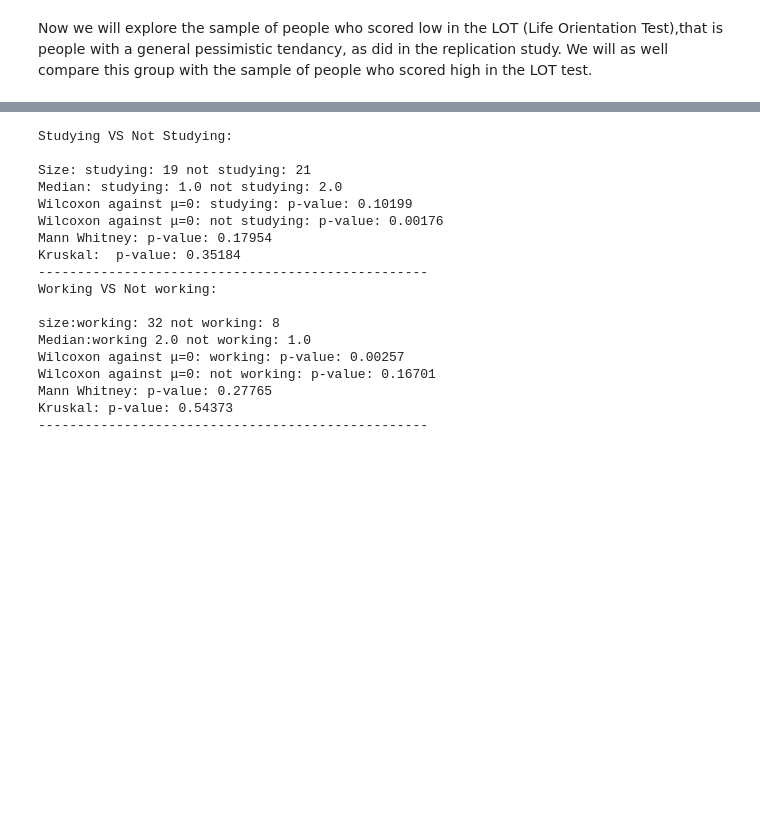
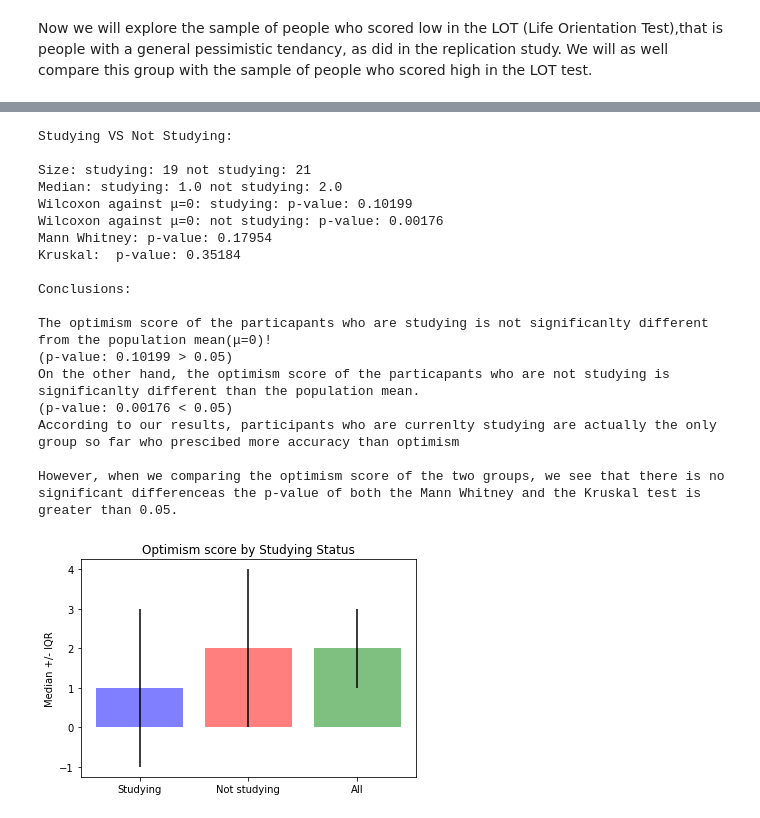
Before and after one commit to jansensan/prescribed-optimism-questionnaire, a Jupyter notebook: data/Prescribed Optimism Data Analysis.ipynb, the cells around one changed output, grey strips where cells are left out. Saved outputs shown, nothing was run; the diff lists cells and outputs as text; code cells hidden in the pictures; blank space fills up the shorter version.

```diff
--- a/data/Prescribed Optimism Data Analysis.ipynb
+++ b/data/Prescribed Optimism Data Analysis.ipynb
@@ -374,69 +402,67 @@ Compareing the mean score of the pessimists and the optimists, we see that there
 # %%
-#Other correlations?
+# Studying VS Not studying
 
 studying = data['data/demographics/isStudying']
-working = data['data/demographics/isWorking']
-education = data['data/demographics/education']
-ethnicity = data['data/demographics/ethnicity']
-income = data['data/demographics/income']
-
-
 print "Studying VS Not Studying:\n"
 study = data.loc[studying == True]['data/survey/responses/1/0']
 notStudy = data.loc[studying == False]['data/survey/responses/1/0']
+
 # n, mean, median 1-sample wilcoxon
 print "Size: studying:", len(study), "not studying:", len(notStudy)
 median_study = np.median(study,0);
 median_notStudy = np.median(notStudy,0);
 print "Median: studying:", median_study, "not studying:", median_notStudy
 wilcoxon1_study = stats.wilcoxon(study-mu)
 wilcoxon1_notStudy = stats.wilcoxon(notStudy-mu)
 print "Wilcoxon against μ=0: studying: p-value:", round(wilcoxon1_study[1], 5)
 print "Wilcoxon against μ=0: not studying: p-value:", round(wilcoxon1_notStudy[1], 5)
+
 #Mann-Whitney
 mannwhit = stats.mannwhitneyu(study,notStudy)
 print "Mann Whitney: p-value:", round(mannwhit.pvalue, 5)
+
 # Kruskal
 studying_krusckal = stats.kruskal(study, notStudy)
 print "Kruskal:  p-value:", round(studying_krusckal.pvalue, 5)
-print("-" *50)
 
+# Conclusions
+print "\nConclusions:\n"
+print "The optimism score of the particapants who are studying is not significanlty different from the population mean(μ=0)!"
+print "(p-value:", round(wilcoxon1_study[1], 5), "> 0.05)"
+print "On the other hand, the optimism score of the particapants who are not studying is significanlty different than the population mean."
+print "(p-value:", round(wilcoxon1_notStudy[1], 5), "< 0.05)"
+print "According to our results, participants who are currenlty studying are actually the only group so far who prescibed more accuracy than optimism\n"
+print "However, when we comparing the optimism score of the two groups, we see that there is no significant difference\
+as the p-value of both the Mann Whitney and the Kruskal test is greater than 0.05."
 
-print "Working VS Not working:\n"
-work = data.loc[working == True ]['data/survey/responses/1/0']
-notWork = data.loc[working == False]['data/survey/responses/1/0']
-# n, mean, median 1-sample wilcoxon
-print "size:working:", len(work), "not working:", len(notWork)
-median_work = np.median(work,0)
-median_notWork = np.median(notWork,0)
-print "Median:working", median_work, "not working:", median_notWork
-wilcoxon1_work = stats.wilcoxon(work-mu)
-wilcoxon1_notWork = stats.wilcoxon(notWork-mu)
-print "Wilcoxon against μ=0: working: p-value:", round(wilcoxon1_work[1], 5)
-print "Wilcoxon against μ=0: not working: p-value:", round(wilcoxon1_notWork[1], 5)
-#Mann-Whitney
-mannwhit = stats.mannwhitneyu(work,notWork)
-print "Mann Whitney: p-value:", round(mannwhit.pvalue, 5)
-# Kruskal
-working_krusckal = stats.kruskal(work, notWork)
-print "Kruskal: p-value:", round(working_krusckal.pvalue,5)
-print("-" *50)
+# Plot boxplots (studying vs not studying vs all)
+IQR_study = np.percentile(study,75)-np.percentile(study,25)
+IQR_notStudy = np.percentile(notStudy,75)-np.percentile(notStudy,25)
+
+plt.bar([1,2,3],[median_study, median_notStudy, median],color=["blue", "red", "green"], alpha=0.5,
+        yerr=[IQR_study,IQR_notStudy,IQR_all],align='center')
+plt.title('Optimism score by Studying Status')
+plt.xticks([1,2,3],["Studying","Not studying","All"])
+plt.ylabel("Median +/- IQR")
+plt.savefig('fig8.png', format='png', dpi=1000)
+plt.show()
 # %% [output]
 Studying VS Not Studying:
 
 Size: studying: 19 not studying: 21
 Median: studying: 1.0 not studying: 2.0
 Wilcoxon against μ=0: studying: p-value: 0.10199
 Wilcoxon against μ=0: not studying: p-value: 0.00176
 Mann Whitney: p-value: 0.17954
 Kruskal:  p-value: 0.35184
---------------------------------------------------
-Working VS Not working:
 
-size:working: 32 not working: 8
-Median:working 2.0 not working: 1.0
-Wilcoxon against μ=0: working: p-value: 0.00257
-Wilcoxon against μ=0: not working: p-value: 0.16701
-Mann Whitney: p-value: 0.27765
-Kruskal: p-value: 0.54373
---------------------------------------------------
+Conclusions:
+
+The optimism score of the particapants who are studying is not significanlty different from the population mean(μ=0)!
+(p-value: 0.10199 > 0.05)
+On the other hand, the optimism score of the particapants who are not studying is significanlty different than the population mean.
+(p-value: 0.00176 < 0.05)
+According to our results, participants who are currenlty studying are actually the only group so far who prescibed more accuracy than optimism
+
+However, when we comparing the optimism score of the two groups, we see that there is no significant differenceas the p-value of both the Mann Whitney and the Kruskal test is greater than 0.05.
+[figure, added]
```
Also changed, not shown: parts of 8 cells of this notebook.
